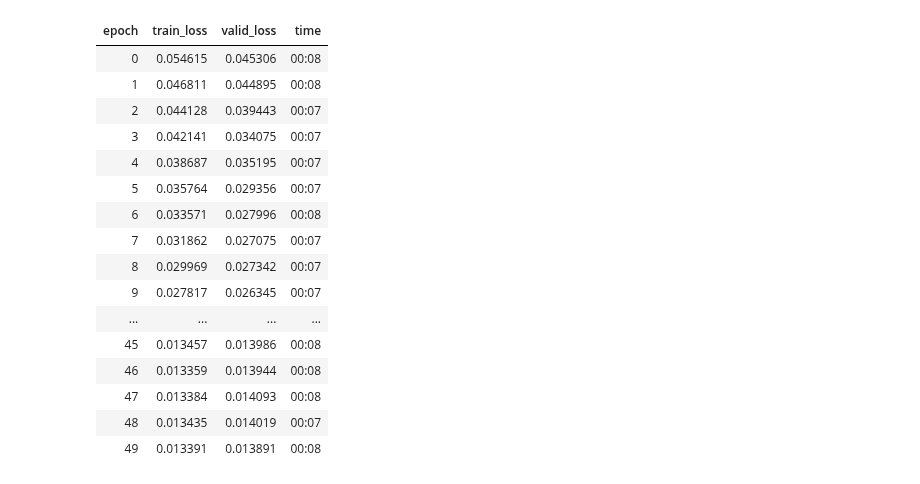
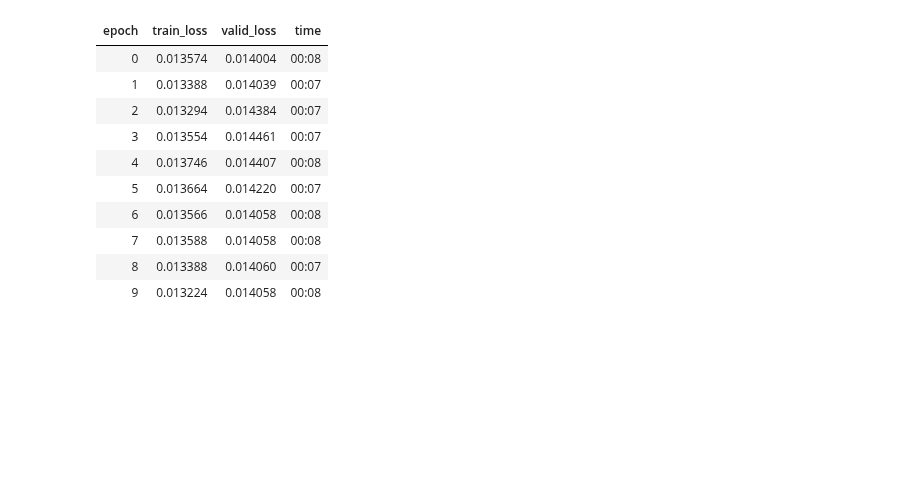
Before and after one commit to bmandracchia/Noise2Model, a Jupyter notebook: nbs/93_demo_demo3.ipynb, the cells around one changed output. Saved outputs shown, nothing was run; the diff lists cells and outputs as text; code cells hidden in the pictures; blank space fills up the shorter version.

```diff
--- a/nbs/93_demo_demo3.ipynb
+++ b/nbs/93_demo_demo3.ipynb
@@ -119,23 +103,17 @@ SuggestedLRs(valley=0.00363078061491251)
 # %%
-learn.fit_one_cycle(50, lr_max=1e-03)
+learn.fit_one_cycle(10, lr_max=1e-03) #, cbs=cbs
 # %% [output]
 | epoch | train_loss | valid_loss | time |
-| 0 | 0.054615 | 0.045306 | 00:08 |
-| 1 | 0.046811 | 0.044895 | 00:08 |
-| 2 | 0.044128 | 0.039443 | 00:07 |
-| 3 | 0.042141 | 0.034075 | 00:07 |
-| 4 | 0.038687 | 0.035195 | 00:07 |
-| 5 | 0.035764 | 0.029356 | 00:07 |
-| 6 | 0.033571 | 0.027996 | 00:08 |
-| 7 | 0.031862 | 0.027075 | 00:07 |
-| 8 | 0.029969 | 0.027342 | 00:07 |
-| 9 | 0.027817 | 0.026345 | 00:07 |
-| ... | ... | ... | ... |
-| 45 | 0.013457 | 0.013986 | 00:08 |
-| 46 | 0.013359 | 0.013944 | 00:08 |
-| 47 | 0.013384 | 0.014093 | 00:08 |
-| 48 | 0.013435 | 0.014019 | 00:07 |
-| 49 | 0.013391 | 0.013891 | 00:08 |
+| 0 | 0.013574 | 0.014004 | 00:08 |
+| 1 | 0.013388 | 0.014039 | 00:07 |
+| 2 | 0.013294 | 0.014384 | 00:07 |
+| 3 | 0.013554 | 0.014461 | 00:07 |
+| 4 | 0.013746 | 0.014407 | 00:08 |
+| 5 | 0.013664 | 0.014220 | 00:07 |
+| 6 | 0.013566 | 0.014058 | 00:08 |
+| 7 | 0.013588 | 0.014058 | 00:08 |
+| 8 | 0.013388 | 0.014060 | 00:07 |
+| 9 | 0.013224 | 0.014058 | 00:08 |
 # %%
 learn.show_results(max_n=10, cmap='gray')
 # %% [output]
```
Also changed, not shown: parts of 14 cells of this notebook, 6 other files.
